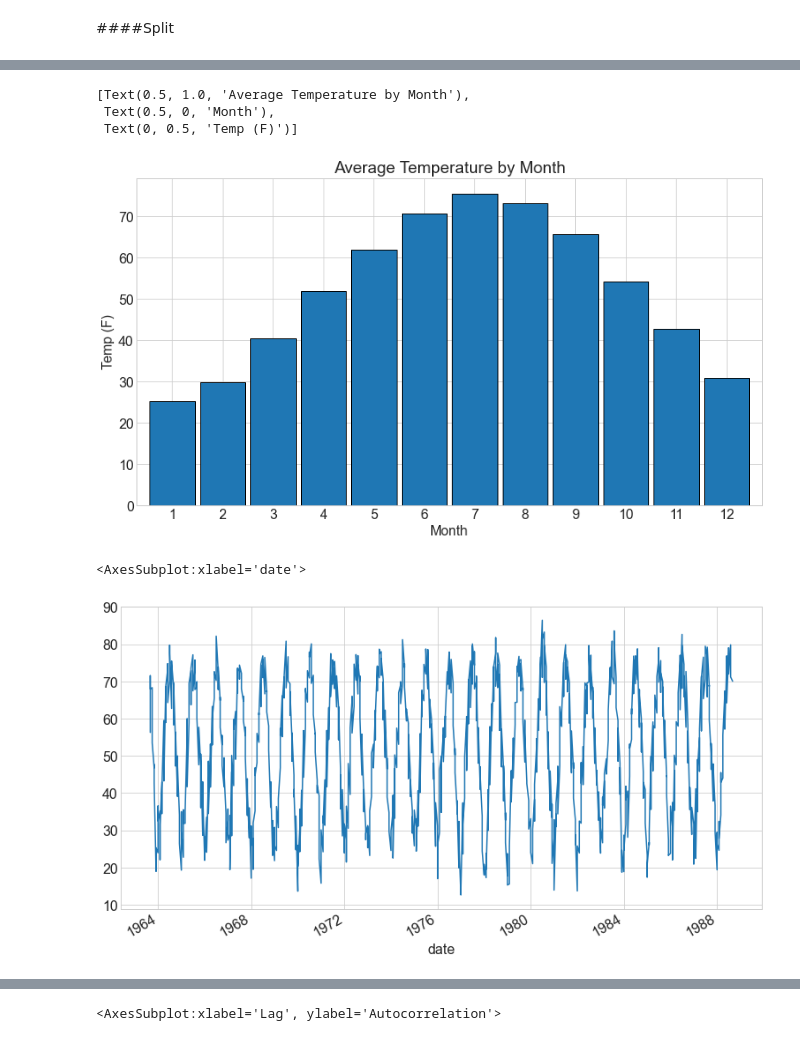
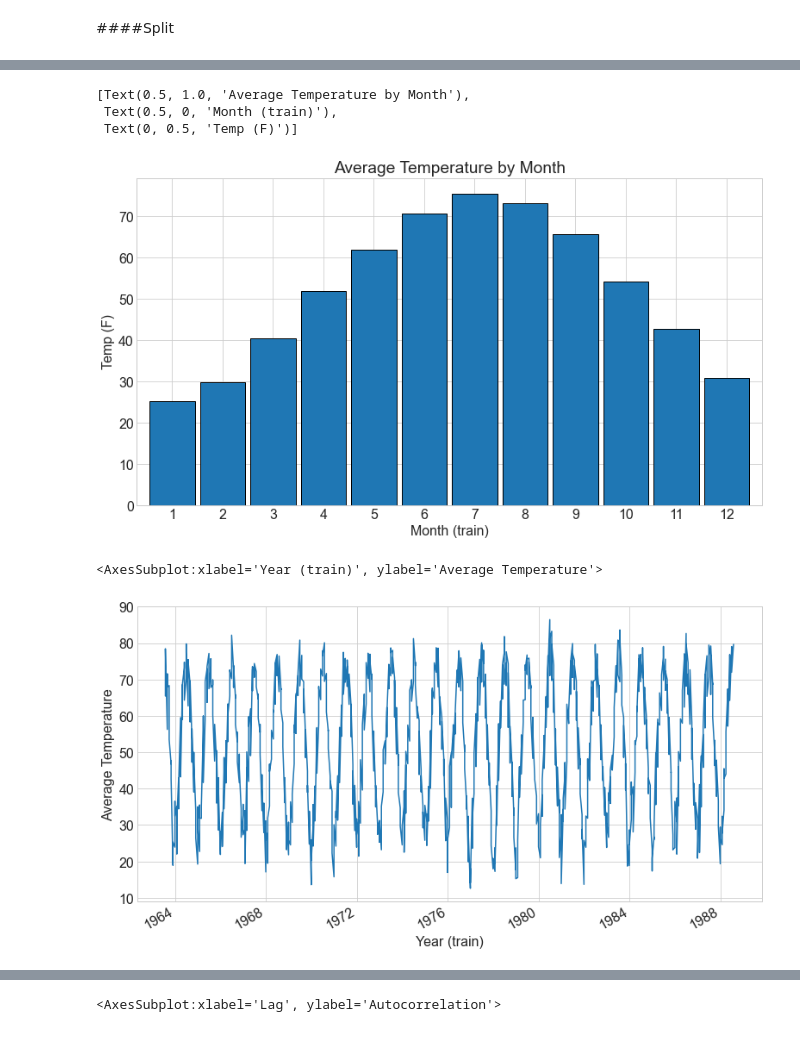
Before and after one commit to hrodjr/time-series-exercisess, a Jupyter notebook: time-series-e2e-exercise.ipynb, the cells around one changed output, grey strips where cells are left out. Saved outputs shown, nothing was run; the diff lists cells and outputs as text; code cells hidden in the pictures.

```diff
--- a/time-series-e2e-exercise.ipynb
+++ b/time-series-e2e-exercise.ipynb
@@ -101,3 +101,7 @@ Date Range: 1963-09-01 00:00:00 to 2013-09-01 00:00:00
 - seasonality: a repeated cycle in the data. Occurs at a fixed frequency. In our weather data there is yearly and daily seasonality
 - trend: long term upwards or downwards movement
 - cycle: Some arbitrary chunk of time, usually longer than a season, or consists of multiple seasons
+# %%
+#Going to drop all but the index, avg temp and uncertainty here so I can use the original prepd df for later
+df = df.drop(columns=['city', 'country', 'latitude', 'longitude', 'avgtemp_uncertainty'])
+df.info()
@@ -151,15 +169,15 @@ ax.set(title='Average Temperature by Year', xlabel='Year', ylabel='Temp (F)')
 # %%
 ax = y.groupby(y.index.month).mean().plot.bar(width=.9, ec='black')
 plt.xticks(rotation=0)
-ax.set(title='Average Temperature by Month', xlabel='Month', ylabel='Temp (F)')
+ax.set(title='Average Temperature by Month', xlabel='Month (train)', ylabel='Temp (F)')
 # %% [output]
 [Text(0.5, 1.0, 'Average Temperature by Month'),
- Text(0.5, 0, 'Month'),
+ Text(0.5, 0, 'Month (train)'),
  Text(0, 0.5, 'Temp (F)')]
-[figure, old version]
+[figure, new version]
 # %%
-y.plot()
+y.plot(xlabel = 'Year (train)', ylabel = 'Average Temperature')
 # %% [output]
-<AxesSubplot:xlabel='date'>
+<AxesSubplot:xlabel='Year (train)', ylabel='Average Temperature'>
-[figure, old version]
+[figure, new version]
 # %%
```
Also changed, not shown: parts of 84 cells of this notebook, 1 other file.
